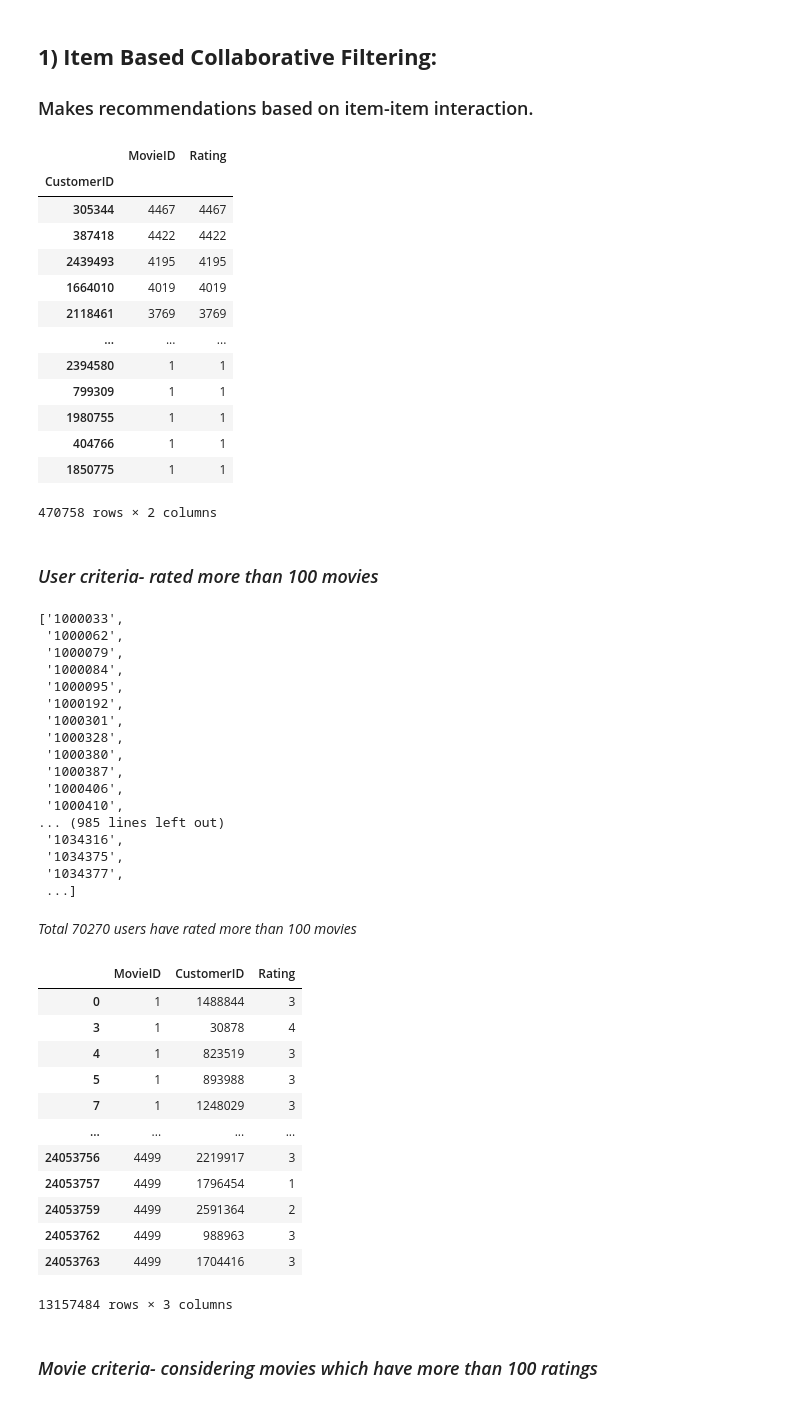
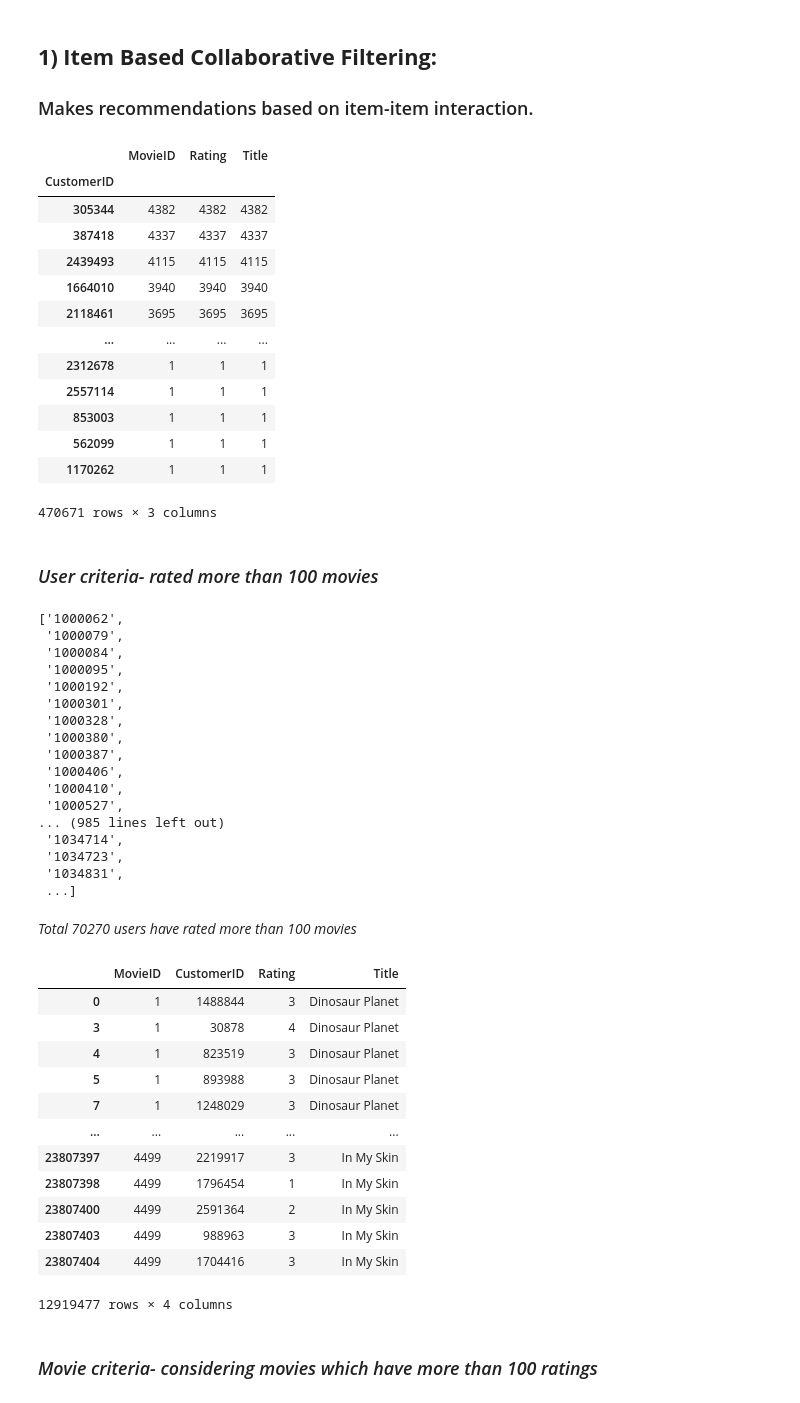
Before and after one commit to NityaVerma19/Movie-recommendation, a Jupyter notebook: item-based CF.ipynb, the cells around one changed output. Saved outputs shown, nothing was run; the diff lists cells and outputs as text; code cells hidden in the pictures.

Commit message:
replace ID with titles

```diff
--- a/item-based CF.ipynb
+++ b/item-based CF.ipynb
@@ -275,3 +279,9 @@ min 1
+# %%
+movie_titles['MovieID'] = movie_titles['MovieID'].astype('int16')
+# %%
+data_1['MovieID'] = data_1['MovieID'].astype('int16')
+# %%
+data1_titles = data_1.merge(movie_titles, on = 'MovieID', how = 'inner')
 # %% [markdown]
 ### **-------------------------------------------------------------------------------------------------------------------------------------------------------------------------------------------------------------**
 # %% [markdown]
@@ -281,34 +291,33 @@ min 1
 
 ### Makes recommendations based on item-item interaction.
 # %%
-data_1.groupby('CustomerID').count().sort_values(by = 'MovieID', ascending = False)
+data1_titles.groupby('CustomerID').count().sort_values(by = 'MovieID', ascending = False)
 # %% [output]
-|  | MovieID | Rating |
-| CustomerID |  |  |
-| 305344 | 4467 | 4467 |
-| 387418 | 4422 | 4422 |
-| 2439493 | 4195 | 4195 |
-| 1664010 | 4019 | 4019 |
-| 2118461 | 3769 | 3769 |
-| ... | ... | ... |
-| 2394580 | 1 | 1 |
-| 799309 | 1 | 1 |
-| 1980755 | 1 | 1 |
-| 404766 | 1 | 1 |
-| 1850775 | 1 | 1 |
+|  | MovieID | Rating | Title |
+| CustomerID |  |  |  |
+| 305344 | 4382 | 4382 | 4382 |
+| 387418 | 4337 | 4337 | 4337 |
+| 2439493 | 4115 | 4115 | 4115 |
+| 1664010 | 3940 | 3940 | 3940 |
+| 2118461 | 3695 | 3695 | 3695 |
+| ... | ... | ... | ... |
+| 2312678 | 1 | 1 | 1 |
+| 2557114 | 1 | 1 | 1 |
+| 853003 | 1 | 1 | 1 |
+| 562099 | 1 | 1 | 1 |
+| 1170262 | 1 | 1 | 1 |
-470758 rows × 2 columns
+470671 rows × 3 columns
 # %% [markdown]
 ### *User criteria- rated more than 100 movies*
 # %%
-rating_by_each_user = data_1.groupby('CustomerID').count()['MovieID']>100
+rating_by_each_user = data1_titles.groupby('CustomerID').count()['MovieID']>100
 # %%
 #all users who have rated more than 100 movies
 active_users = rating_by_each_user[rating_by_each_user].index
 active_users = active_users.tolist()
 active_users
 # %% [output]
-['1000033',
- '1000062',
+['1000062',
  '1000079',
  '1000084',
  '1000095',
@@ -319,30 +328,31 @@ active_users
  '1000387',
  '1000406',
  '1000410',
+ '1000527',
 ... (985 lines left out)
- '1034316',
- '1034375',
- '1034377',
+ '1034714',
+ '1034723',
+ '1034831',
  ...]
 # %% [markdown]
 *Total 70270 users have rated more than 100 movies*
 # %%
-filtered_data = data_1[data_1['CustomerID'].isin(active_users)]
+filtered_data = data1_titles[data1_titles['CustomerID'].isin(active_users)]
 filtered_data
 # %% [output]
-|  | MovieID | CustomerID | Rating |
-| 0 | 1 | 1488844 | 3 |
-| 3 | 1 | 30878 | 4 |
-| 4 | 1 | 823519 | 3 |
-| 5 | 1 | 893988 | 3 |
-| 7 | 1 | 1248029 | 3 |
-| ... | ... | ... | ... |
-| 24053756 | 4499 | 2219917 | 3 |
-| 24053757 | 4499 | 1796454 | 1 |
-| 24053759 | 4499 | 2591364 | 2 |
-| 24053762 | 4499 | 988963 | 3 |
-| 24053763 | 4499 | 1704416 | 3 |
+|  | MovieID | CustomerID | Rating | Title |
+| 0 | 1 | 1488844 | 3 | Dinosaur Planet |
+| 3 | 1 | 30878 | 4 | Dinosaur Planet |
+| 4 | 1 | 823519 | 3 | Dinosaur Planet |
+| 5 | 1 | 893988 | 3 | Dinosaur Planet |
+| 7 | 1 | 1248029 | 3 | Dinosaur Planet |
+| ... | ... | ... | ... | ... |
+| 23807397 | 4499 | 2219917 | 3 | In My Skin |
+| 23807398 | 4499 | 1796454 | 1 | In My Skin |
+| 23807400 | 4499 | 2591364 | 2 | In My Skin |
+| 23807403 | 4499 | 988963 | 3 | In My Skin |
+| 23807404 | 4499 | 1704416 | 3 | In My Skin |
-13157484 rows × 3 columns
+12919477 rows × 4 columns
 # %% [markdown]
 ### *Movie criteria- considering movies which have more than 100 ratings*
 # %%
```
Also changed, not shown: parts of 18 cells of this notebook.
